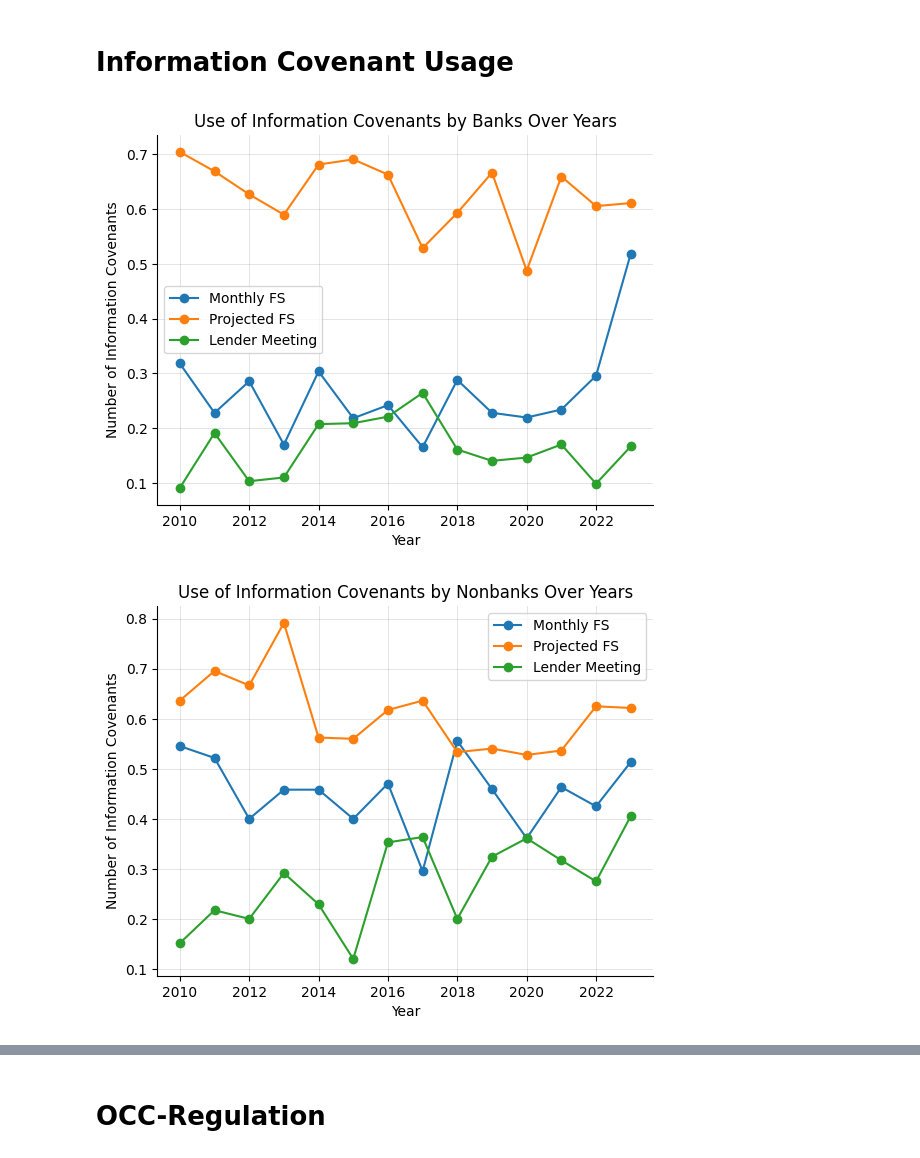
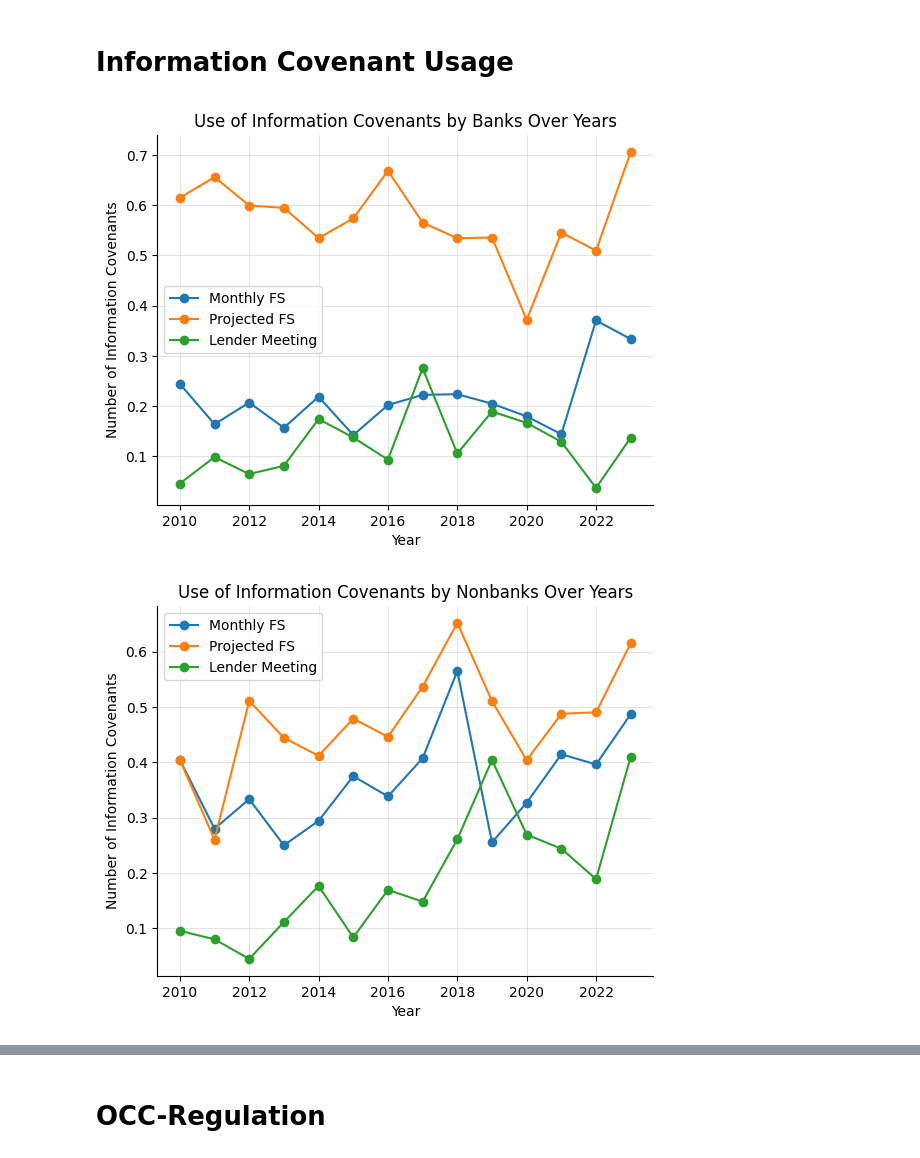
Before and after one commit to zirui-song/direct-lending, a Jupyter notebook: Analyze_Merged_Covenants.ipynb, the cells around one changed output, grey strips where cells are left out. Saved outputs shown, nothing was run; the diff lists cells and outputs as text; code cells hidden in the pictures.

```diff
--- a/Analyze_Merged_Covenants.ipynb
+++ b/Analyze_Merged_Covenants.ipynb
@@ -130,43 +130,43 @@ plt.savefig(f"{fig_dir}/dealshares_by_lender_type.png", dpi=300, bbox_inches='ti
 data.rename(columns={'monthly_fs': 'monthly_financial_statement', 'projected_fs': 'projected_financial_statement'}, inplace=True)
 
 # Filter data for banks and nonbanks
-banks = data[data['lender_is_nonbank'] == 0]
-nonbanks = data[data['lender_is_nonbank'] == 1]
+banks = data[data['nonbank_lender'] == 0]
+nonbanks = data[data['nonbank_lender'] == 1]
 
 # Define the three types of information covenants
 info_covenants = ['monthly_financial_statement', 'projected_financial_statement', 'lender_meeting']
 
 # Group by year and count the occurrences of each type of information covenant for banks
 banks_info_covenants = banks.groupby('year')[info_covenants].mean()
 
 # Group by year and count the occurrences of each type of information covenant for nonbanks
 nonbanks_info_covenants = nonbanks.groupby('year')[info_covenants].mean()
 
 # Plot the data for banks
 banks_info_covenants.plot(kind='line', marker='o')
 plt.xlabel('Year')
 plt.ylabel('Number of Information Covenants')
 plt.title('Use of Information Covenants by Banks Over Years')
 plt.legend(['Monthly FS', 'Projected FS', 'Lender Meeting'])
 plt.grid(True, color='gray', linestyle='-', linewidth=0.5, alpha=0.3)
 plt.gca().spines['top'].set_visible(False)
 plt.gca().spines['right'].set_visible(False)
 plt.savefig(fig_dir + 'info_covenants_by_banks.png', dpi=300, bbox_inches='tight')
 plt.show()
 
 # Plot the data for nonbanks
 nonbanks_info_covenants.plot(kind='line', marker='o')
 plt.xlabel('Year')
 plt.ylabel('Number of Information Covenants')
 plt.title('Use of Information Covenants by Nonbanks Over Years')
 plt.legend(['Monthly FS', 'Projected FS', 'Lender Meeting'])
 plt.grid(True, color='gray', linestyle='-', linewidth=0.5, alpha=0.3)
 plt.gca().spines['top'].set_visible(False)
 plt.gca().spines['right'].set_visible(False)
 plt.savefig(f"{fig_dir}/info_covenants_by_nonbanks.png", dpi=300, bbox_inches='tight')
 # %% [output]
-[figure, old version]
+[figure, new version]
-[figure, old version]
+[figure, new version]
 # %%
 for covenant in info_covenants:
     plt.figure(figsize=(10, 6))
```
Also changed, not shown: parts of 11 cells of this notebook, 5 other files.
